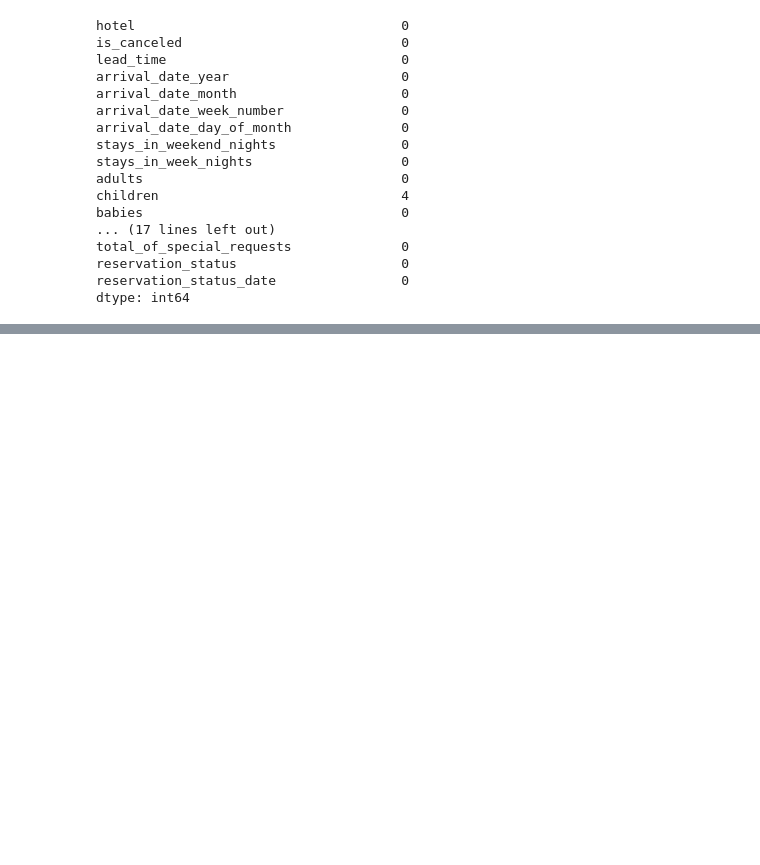
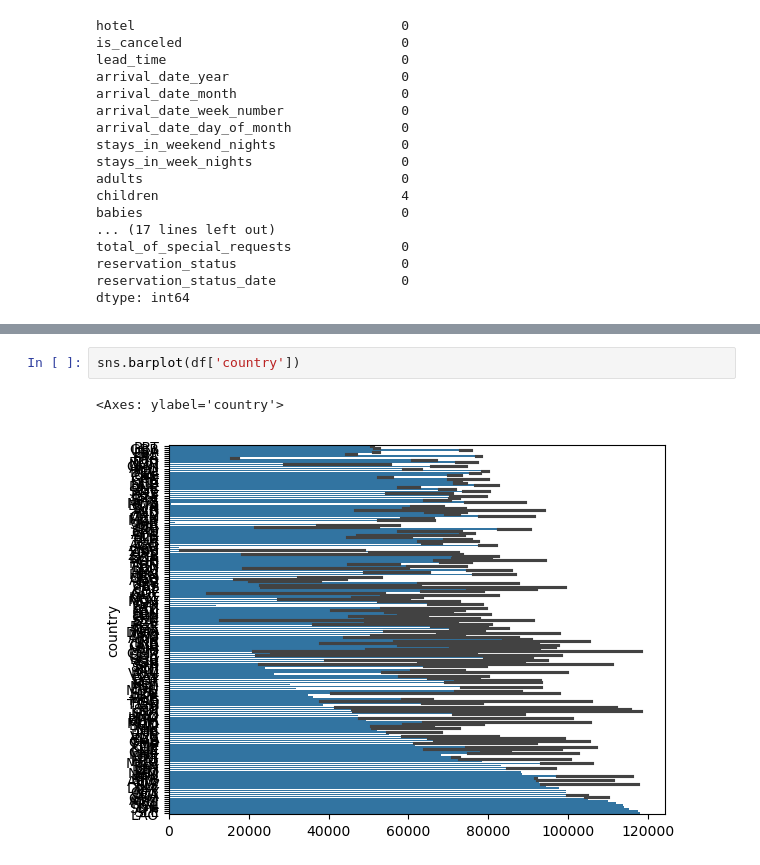
Before and after one commit to mohammed-fariz/project1, a Jupyter notebook: Hotel booking cancellation prediction/data collection.ipynb, the cells around one changed output, grey strips where cells are left out. Saved outputs shown, nothing was run; the diff lists cells and outputs as text; blank space fills up the shorter version.

```diff
--- a/Hotel booking cancellation prediction/data collection.ipynb
+++ b/Hotel booking cancellation prediction/data collection.ipynb
@@ -51,0 +98,5 @@ Index(['hotel', 'is_canceled', 'lead_time', 'arrival_date_year',
+# %%
+sns.barplot(df['country'])
+# %% [output]
+<Axes: ylabel='country'>
+[figure, added]
```
Also changed, not shown: parts of 32 cells of this notebook, 1 other file.
